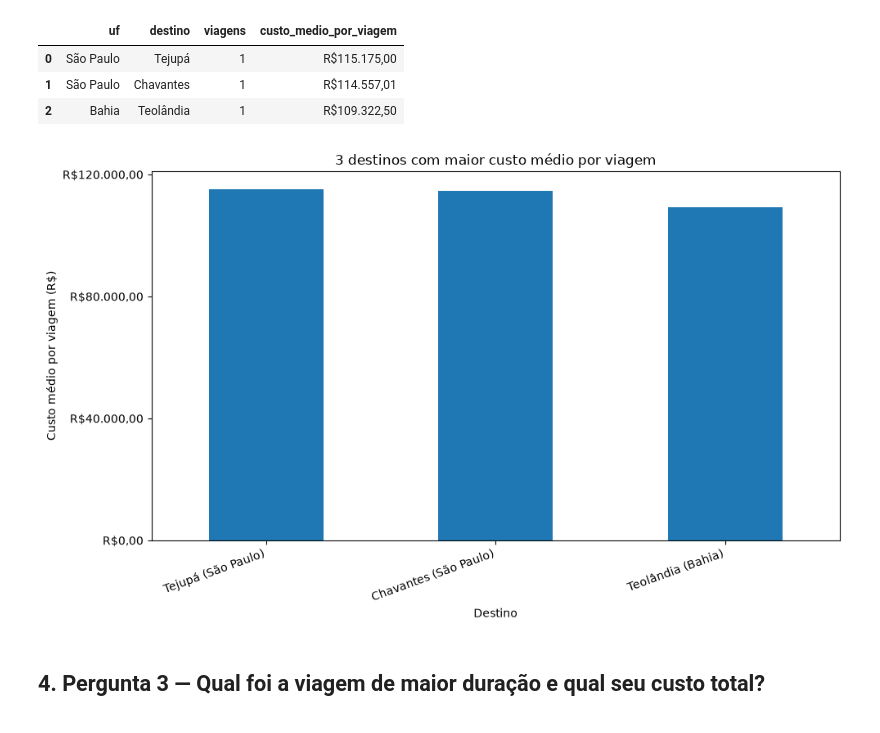
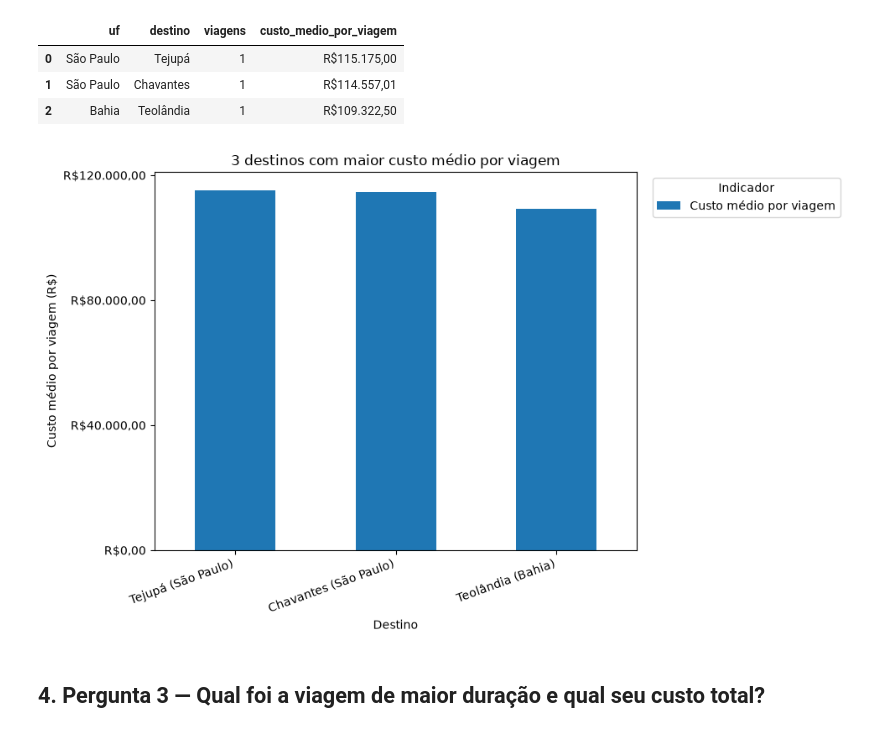
Before and after one commit to jdbmartins/projeto-analise-dados-python-postgresql, a Jupyter notebook: 3_analise.ipynb, the cells around one changed output. Saved outputs shown, nothing was run; the diff lists cells and outputs as text; code cells hidden in the pictures.

```diff
--- a/3_analise.ipynb
+++ b/3_analise.ipynb
@@ -120,17 +120,23 @@ df_q2.assign(custo_medio_por_viagem=df_q2["custo_medio_por_viagem"].map(formatar
 | 2 | Bahia | Teolândia | 1 | R$109.322,50 |
 # %%
 df_q2["rotulo"] = df_q2["destino"] + " (" + df_q2["uf"] + ")"
-ax = df_q2.plot.bar(x="rotulo", y="custo_medio_por_viagem", legend=False, figsize=(10, 6))
+ax = df_q2.plot.bar(
+    x="rotulo",
+    y="custo_medio_por_viagem",
+    label="Custo médio por viagem",
+    figsize=(12, 6),
+)
 ax.set_title("3 destinos com maior custo médio por viagem")
 ax.set_xlabel("Destino")
 ax.set_ylabel("Custo médio por viagem (R$)")
 ax.yaxis.set_major_formatter(FuncFormatter(formatar_eixo_brl))
 ax.yaxis.set_major_locator(MaxNLocator(nbins=4))
+ax.legend(title="Indicador", loc="upper left", bbox_to_anchor=(1.02, 1))
 plt.xticks(rotation=20, ha="right")
-plt.tight_layout()
+plt.tight_layout(rect=(0, 0, 0.82, 1))
 plt.show()
 # %% [output]
-[figure, old version]
+[figure, new version]
 # %% [markdown]
 ## 4. Pergunta 3 — Qual foi a viagem de maior duração e qual seu custo total?
 # %%
```
Also changed, not shown: 3 other files.
